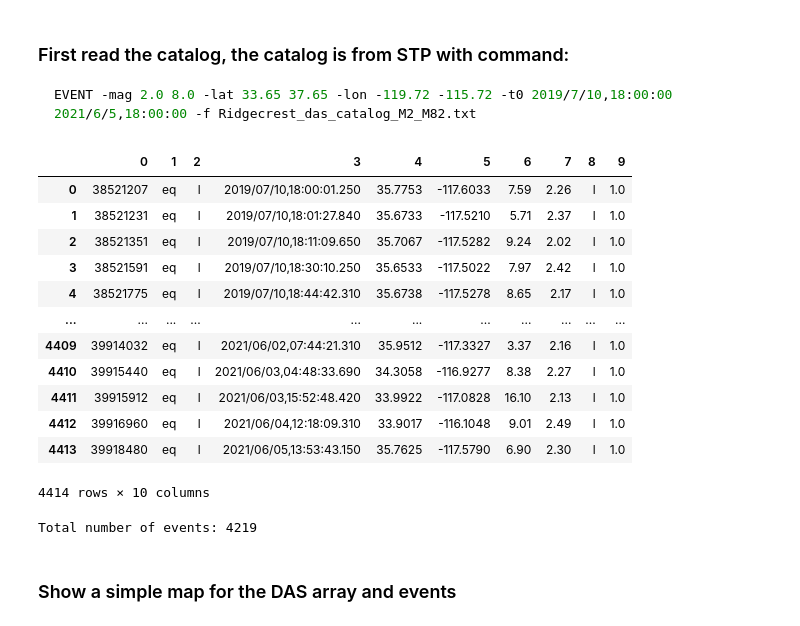
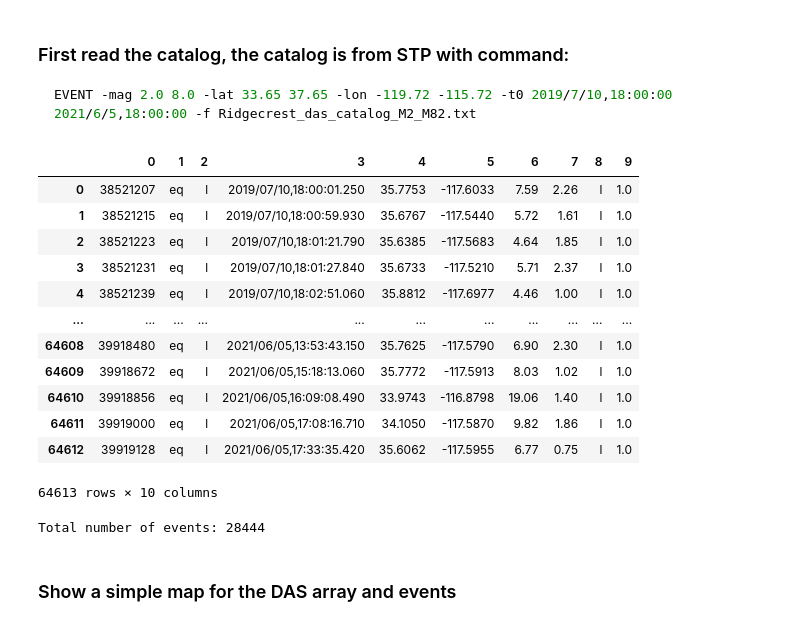
Before and after one commit to yinjiuxun/das-strain-scaling, a Jupyter notebook: jupyter_notebooks/Ridgecrest_extract_peak_amplitude.ipynb, the cells around one changed output. Drawn from its saved outputs; the diff is of its cells as text; code cells hidden in the pictures.

````diff
--- a/jupyter_notebooks/Ridgecrest_extract_peak_amplitude.ipynb
+++ b/jupyter_notebooks/Ridgecrest_extract_peak_amplitude.ipynb
@@ -142,23 +142,23 @@ DAS_info_df.to_csv('/kuafu/EventData/Ridgecrest/das_info.csv', index=False)
 EVENT -mag 2.0 8.0 -lat 33.65 37.65 -lon -119.72 -115.72 -t0 2019/7/10,18:00:00 2021/6/5,18:00:00 -f Ridgecrest_das_catalog_M2_M82.txt
 ```
 # %%
-catalog_file = '/home/yinjx/notebooks/strain_scaling/Ridgecrest_das_catalog_M2_M8.txt'
+catalog_file = '/home/yinjx/notebooks/strain_scaling/Ridgecrest_das_catalog_M0_M8.txt'
 catalog = pd.read_csv(catalog_file, sep='\s+', header=None, skipfooter=1, engine='python')
 catalog
 # %% [output]
 |  | 0 | 1 | 2 | 3 | 4 | 5 | 6 | 7 | 8 | 9 |
 | 0 | 38521207 | eq | l | 2019/07/10,18:00:01.250 | 35.7753 | -117.6033 | 7.59 | 2.26 | l | 1.0 |
-| 1 | 38521231 | eq | l | 2019/07/10,18:01:27.840 | 35.6733 | -117.5210 | 5.71 | 2.37 | l | 1.0 |
-| 2 | 38521351 | eq | l | 2019/07/10,18:11:09.650 | 35.7067 | -117.5282 | 9.24 | 2.02 | l | 1.0 |
-| 3 | 38521591 | eq | l | 2019/07/10,18:30:10.250 | 35.6533 | -117.5022 | 7.97 | 2.42 | l | 1.0 |
-| 4 | 38521775 | eq | l | 2019/07/10,18:44:42.310 | 35.6738 | -117.5278 | 8.65 | 2.17 | l | 1.0 |
+| 1 | 38521215 | eq | l | 2019/07/10,18:00:59.930 | 35.6767 | -117.5440 | 5.72 | 1.61 | l | 1.0 |
+| 2 | 38521223 | eq | l | 2019/07/10,18:01:21.790 | 35.6385 | -117.5683 | 4.64 | 1.85 | l | 1.0 |
+| 3 | 38521231 | eq | l | 2019/07/10,18:01:27.840 | 35.6733 | -117.5210 | 5.71 | 2.37 | l | 1.0 |
+| 4 | 38521239 | eq | l | 2019/07/10,18:02:51.060 | 35.8812 | -117.6977 | 4.46 | 1.00 | l | 1.0 |
 | ... | ... | ... | ... | ... | ... | ... | ... | ... | ... | ... |
-| 4409 | 39914032 | eq | l | 2021/06/02,07:44:21.310 | 35.9512 | -117.3327 | 3.37 | 2.16 | l | 1.0 |
-| 4410 | 39915440 | eq | l | 2021/06/03,04:48:33.690 | 34.3058 | -116.9277 | 8.38 | 2.27 | l | 1.0 |
-| 4411 | 39915912 | eq | l | 2021/06/03,15:52:48.420 | 33.9922 | -117.0828 | 16.10 | 2.13 | l | 1.0 |
-| 4412 | 39916960 | eq | l | 2021/06/04,12:18:09.310 | 33.9017 | -116.1048 | 9.01 | 2.49 | l | 1.0 |
-| 4413 | 39918480 | eq | l | 2021/06/05,13:53:43.150 | 35.7625 | -117.5790 | 6.90 | 2.30 | l | 1.0 |
+| 64608 | 39918480 | eq | l | 2021/06/05,13:53:43.150 | 35.7625 | -117.5790 | 6.90 | 2.30 | l | 1.0 |
+| 64609 | 39918672 | eq | l | 2021/06/05,15:18:13.060 | 35.7772 | -117.5913 | 8.03 | 1.02 | l | 1.0 |
+| 64610 | 39918856 | eq | l | 2021/06/05,16:09:08.490 | 33.9743 | -116.8798 | 19.06 | 1.40 | l | 1.0 |
+| 64611 | 39919000 | eq | l | 2021/06/05,17:08:16.710 | 34.1050 | -117.5870 | 9.82 | 1.86 | l | 1.0 |
+| 64612 | 39919128 | eq | l | 2021/06/05,17:33:35.420 | 35.6062 | -117.5955 | 6.77 | 0.75 | l | 1.0 |
-4414 rows × 10 columns
+64613 rows × 10 columns
 # %%
 catalog_select = catalog[(catalog[7] >= 2) & (catalog[6] > 1)] # choose the event with magnitude > 3.5
 #catalog_select = catalog[(catalog[7] >= 3) & (catalog[7] <= 3.5) & (catalog[6] > 1)] # choose the event with magnitude <= 3.5
@@ -174,7 +174,7 @@ eq_mag_type = 'm' + np.array(catalog_select[8])
 
 print(f'Total number of events: {eq_num}')
 # %% [output]
-Total number of events: 4219
+Total number of events: 28444
 # %%
 # Convert the event time to obspy UTCDateTime and also find the corresponding DAS file name
 import datetime
````
